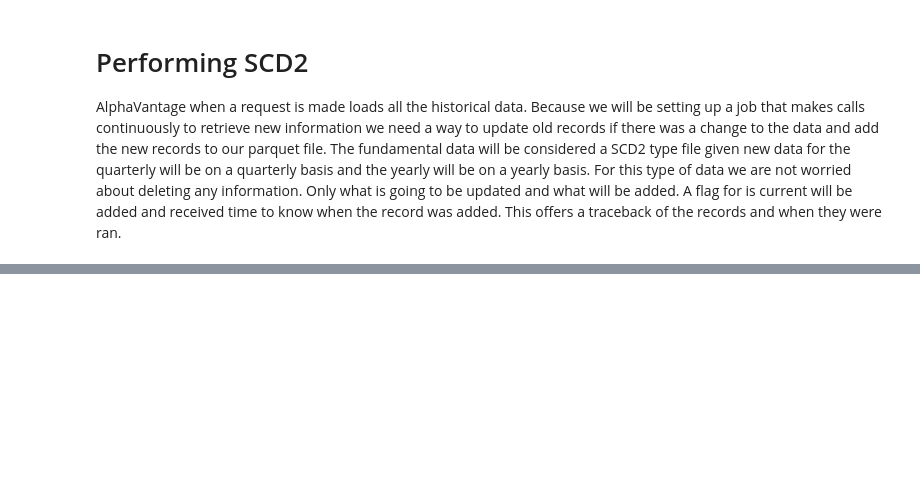
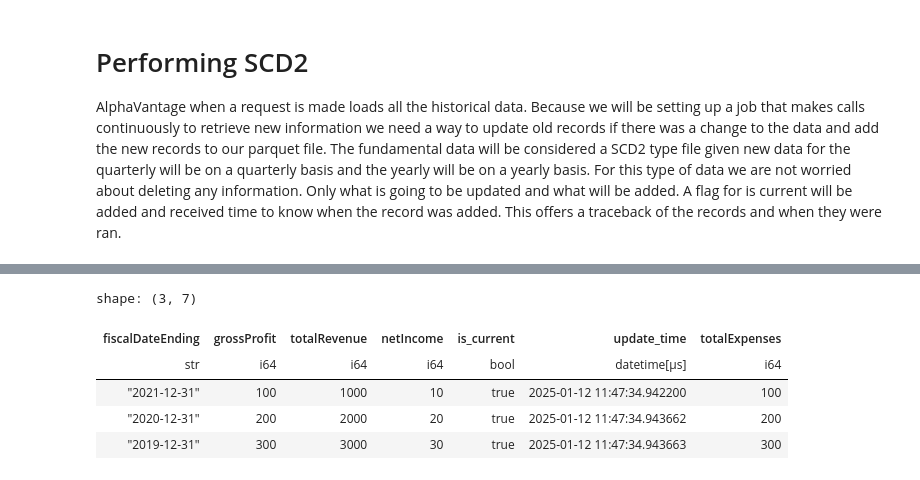
Before and after one commit to ttoe05/tt-investment-analysis, a Jupyter notebook: src/alpha_documentation.ipynb, the cells around one changed output, grey strips where cells are left out. Drawn from its saved outputs; the diff is of its cells as text; code cells hidden in the pictures; blank space fills up the shorter version.

```diff
--- a/src/alpha_documentation.ipynb
+++ b/src/alpha_documentation.ipynb
@@ -163,3 +148,14 @@ shape: (5, 26)
 # Performing SCD2
 
 AlphaVantage when a request is made loads all the historical data. Because we will be setting up a job that makes calls continuously to retrieve new information we need a way to update old records if there was a change to the data and add the new records to our parquet file. The fundamental data will be considered a SCD2 type file given new data for the quarterly will be on a quarterly basis and the yearly will be on a yearly basis. For this type of data we are not worried about deleting any information. Only what is going to be updated and what will be added. A flag for is current will be added and received time to know when the record was added. This offers a traceback of the records and when they were ran.
+# %%
+# create a sample data frame to show how the SCD2 will work
+df_target = pl.DataFrame({
+    'fiscalDateEnding': ['2021-12-31', '2020-12-31', '2019-12-31'],
+    'grossProfit': [100, 200, 300],
+    'totalRevenue': [1000, 2000, 3000],
+    'netIncome': [10, 20, 30],
+    'is_current': [True, True, True],
+    'update_time': [datetime.now(), datetime.now(), datetime.now()]
+})
+df_target
@@ -165,0 +251,35 @@ AlphaVantage when a request is made loads all the historical data. Because we wi
+# %%
+df_source_new_col = pl.DataFrame({
+    'fiscalDateEnding': ['2021-12-31', '2020-12-31', '2019-12-31', '2018-12-31'],
+    'grossProfit': [200, 200, 300, 400],
+    'totalRevenue': [2000, 2000, 4000, 3000],
+    'totalExpenses': [100, 200, 300, 400],
+    'netIncome': [10, 20, 30, 40],
+})
+
+df_source_remove_col = pl.DataFrame({
+    'fiscalDateEnding': ['2021-12-31', '2020-12-31', '2019-12-31', '2018-12-31'],
+    'grossProfit': [200, 200, 300, 400],
+    'netIncome': [10, 20, 30, 40],
+})
+
+df_source_rename_col = pl.DataFrame({
+    'fiscalDateEnding': ['2021-12-31', '2020-12-31', '2019-12-31', '2018-12-31'],
+    'grossProfit': [200, 200, 300, 400],
+    'totalRevenues_gold': [2000, 2000, 4000, 3000],
+    'netIncome': [10, 20, 30, 40],
+})
+# %%
+# get the new columns and merge to the target data frame
+new_column = list(set(df_source_new_col.columns) - set(df_target.columns))
+new_column.append('fiscalDateEnding')
+# join the dataframe on the fiscalDateEnding
+df_target_new_col = df_target.join(df_source_new_col.select(new_column), on='fiscalDateEnding', how='left')
+df_target_new_col
+# %% [output]
+shape: (3, 7)
+| fiscalDateEnding | grossProfit | totalRevenue | netIncome | is_current | update_time | totalExpenses |
+| str | i64 | i64 | i64 | bool | datetime[μs] | i64 |
+| "2021-12-31" | 100 | 1000 | 10 | true | 2025-01-12 11:47:34.942200 | 100 |
+| "2020-12-31" | 200 | 2000 | 20 | true | 2025-01-12 11:47:34.943662 | 200 |
+| "2019-12-31" | 300 | 3000 | 30 | true | 2025-01-12 11:47:34.943663 | 300 |
```
Also changed, not shown: parts of 14 cells of this notebook, 3 other files.
